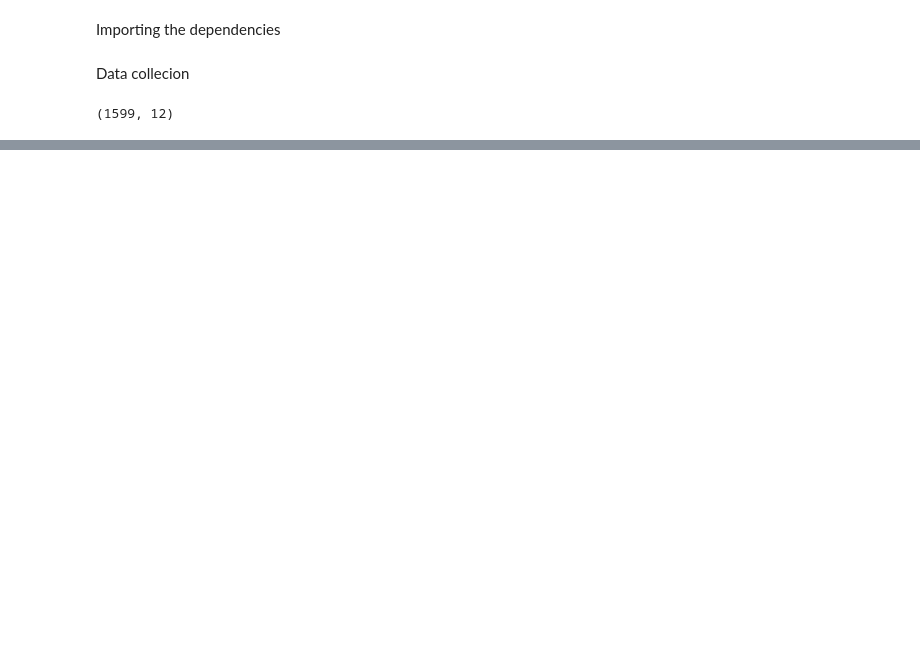
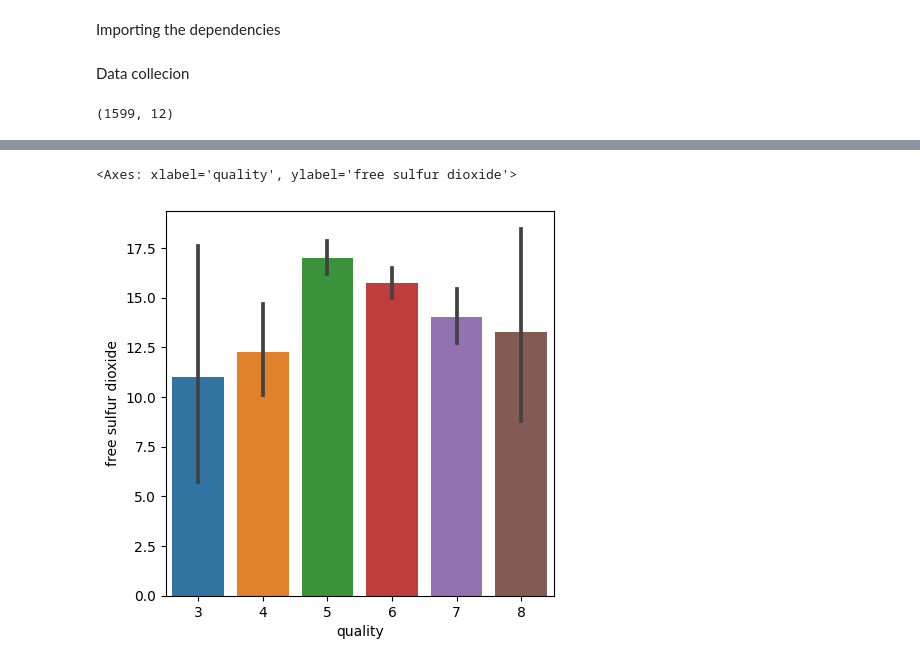
Before and after one commit to kchaouamira0/CodeClauseInternship_WineQualityPrediction, a Jupyter notebook: WineQualityPrediction.ipynb, the cells around one changed output, grey strips where cells are left out. Saved outputs shown, nothing was run; the diff lists cells and outputs as text; code cells hidden in the pictures; blank space fills up the shorter version.

```diff
--- a/WineQualityPrediction.ipynb
+++ b/WineQualityPrediction.ipynb
@@ -22,0 +85,7 @@ wine_dataset.shape
+# %%
+#free sulfur dioxide vs quality
+plot = plt.figure(figsize=(5,5))
+sns.barplot(x='quality', y='free sulfur dioxide', data= wine_dataset)
+# %% [output]
+<Axes: xlabel='quality', ylabel='free sulfur dioxide'>
+[figure, added]
```
Also changed, not shown: parts of 31 cells of this notebook.
